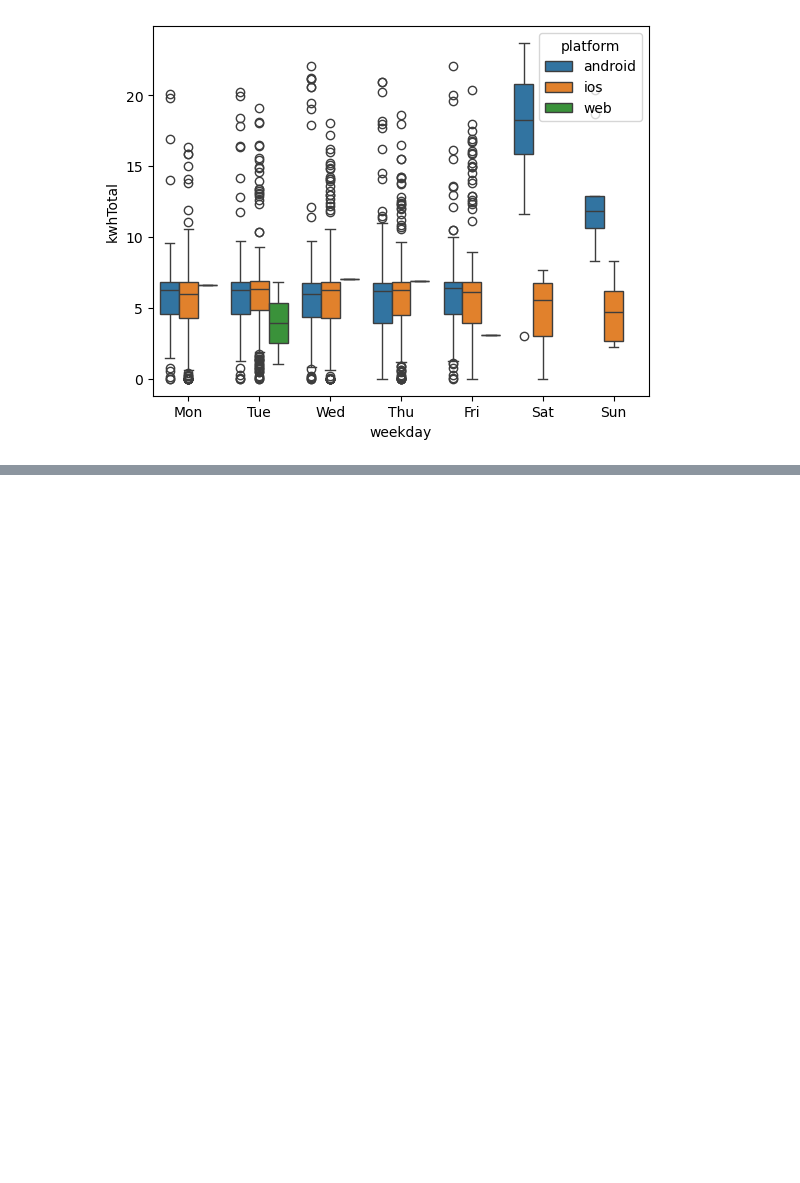
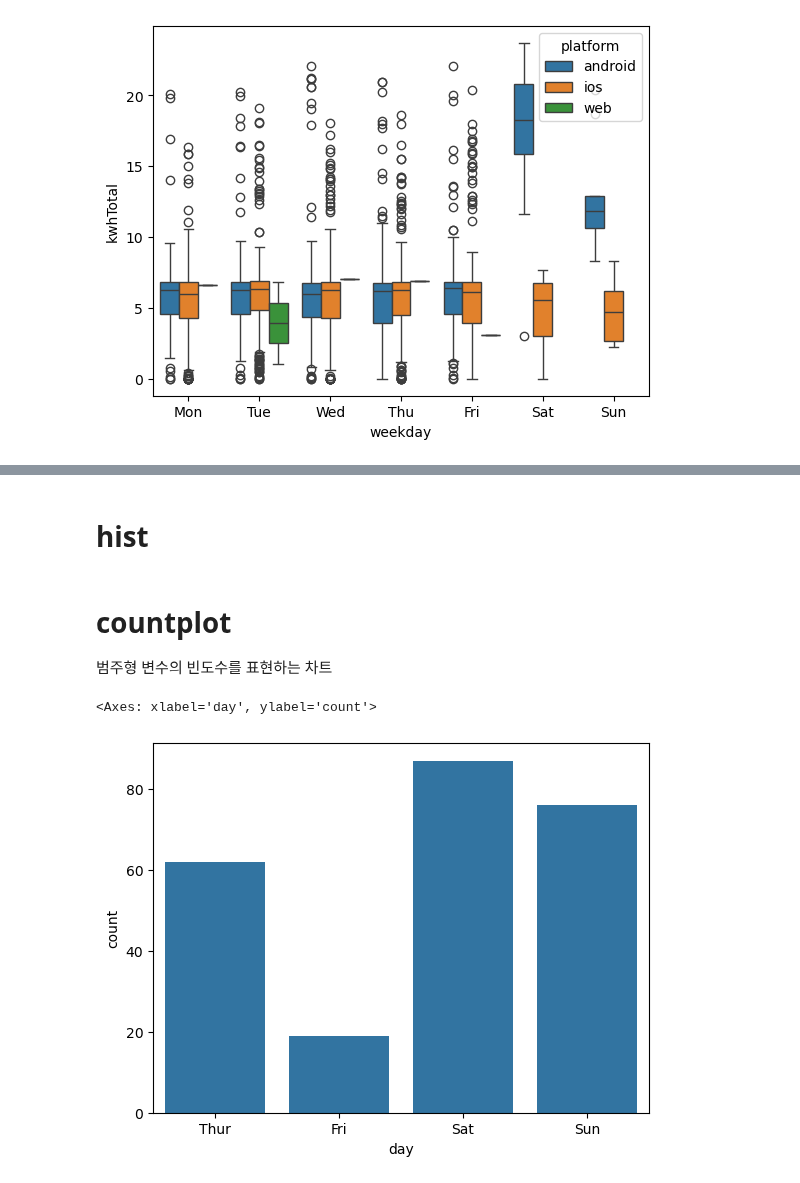
Before and after one commit to zdeik/hipython_rep, a Jupyter notebook: 71.seaborn_test.ipynb, the cells around one changed output, grey strips where cells are left out. Cells and saved outputs as stored; diff of their text form; code cells hidden in the pictures; blank space fills up the shorter version.

```diff
--- a/71.seaborn_test.ipynb
+++ b/71.seaborn_test.ipynb
@@ -368,0 +402,10 @@ px.box(
+# %% [markdown]
+# hist
+# %% [markdown]
+# countplot
+범주형 변수의 빈도수를 표현하는 차트
+# %%
+sns.countplot(x=tip_df['day'])
+# %% [output]
+<Axes: xlabel='day', ylabel='count'>
+[figure, added]
```
Also changed, not shown: parts of 29 cells of this notebook.
